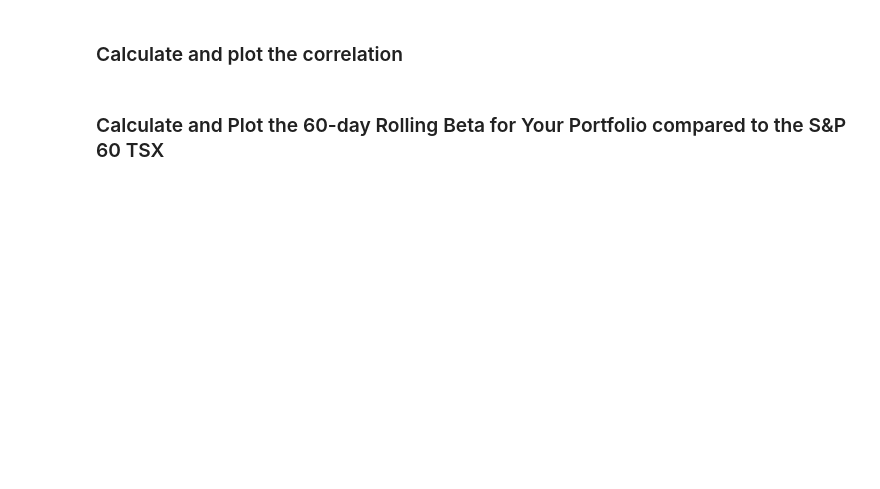
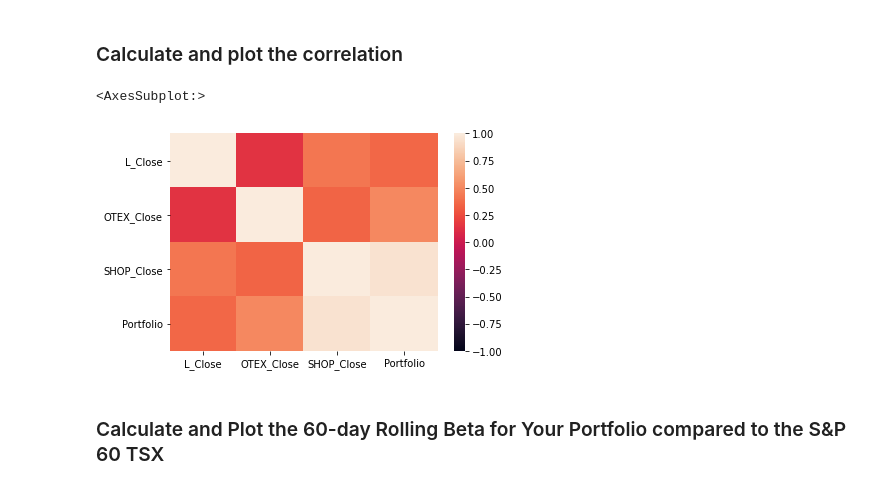
Before and after one commit to aliabolhassani/whale-analysis, a Jupyter notebook: Code/whale_analysis.ipynb, the cells around one changed output. Drawn from its saved outputs; the diff is of its cells as text; code cells hidden in the pictures; blank space fills up the shorter version.

```diff
--- a/Code/whale_analysis.ipynb
+++ b/Code/whale_analysis.ipynb
@@ -534,5 +548,12 @@ dtype: int64
 ### Calculate and plot the correlation
 # %%
 # Calculate and plot the correlation
+sample_correlation = combined_stocks_returns_volatility_std_21.corr()
+sample_correlation
+
+sns.heatmap(sample_correlation, vmin=-1, vmax=1)
+# %% [output]
+<AxesSubplot:>
+[figure, added]
 # %% [markdown]
 ### Calculate and Plot the 60-day Rolling Beta for Your Portfolio compared to the S&P 60 TSX
```
Also changed, not shown: parts of 9 cells of this notebook.
